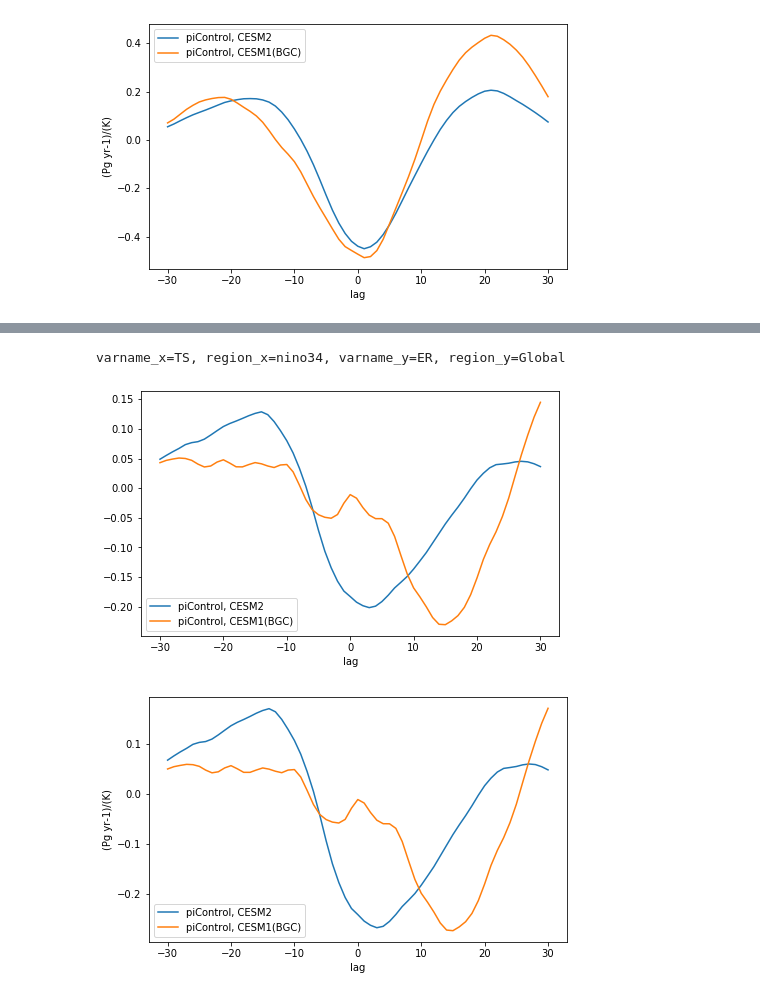
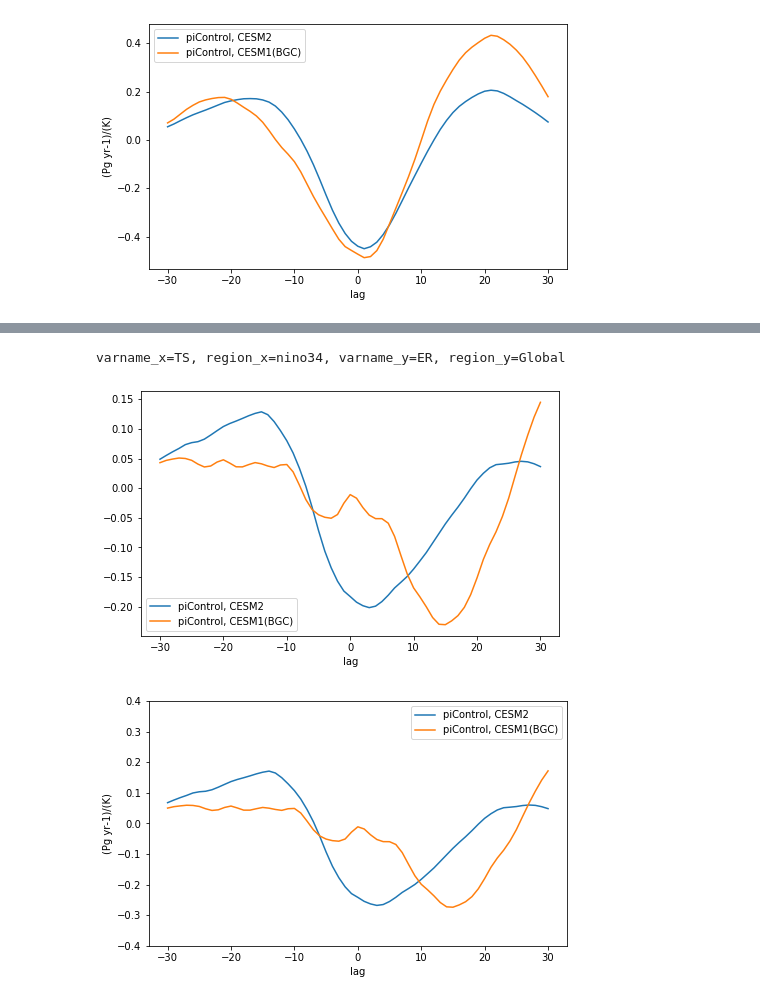
Before and after one commit to klindsay28/CESM2_coup_carb_cycle_JAMES, a Jupyter notebook: lag_corr_ENSO_LND.ipynb, the cells around one changed output, grey strips where cells are left out. Drawn from its saved outputs; the diff is of its cells as text; code cells hidden in the pictures.

```diff
--- a/lag_corr_ENSO_LND.ipynb
+++ b/lag_corr_ENSO_LND.ipynb
@@ -13,7 +14,7 @@ data_catalog.set_catalog('experiments')
 active catalog: experiments
 # %%
 varnames = {'atm': ['TS', 'SFCO2_LND'],
-            'lnd': ['GPP', 'NPP', 'AR', 'HR', 'ER'],
+            'lnd': ['GPP', 'NPP', 'AR', 'TOTVEGC', 'HR', 'TOTSOMC', 'ER'],
            }
 
 ds_dict = {}
@@ -37,7 +38,7 @@ legend_dict = {'piControl': 'piControl, CESM2',
                'esm-piControl-cmip5': 'esm-piControl, CESM1(BGC)',
               }
 # %%
-def corr_anal(varname_pair, expr_list, component_pair=('atm', 'atm'), region_x='Global', region_y_list=['Global']):
+def corr_anal(varname_pair, expr_list, component_pair=('atm', 'atm'), region_x='Global', region_y_list=['Global'], ylim=None):
     max_lag = 30
     varname_x, varname_y = varname_pair
     component_x, component_y = component_pair
@@ -93,6 +94,8 @@ def corr_anal(varname_pair, expr_list, component_pair=('atm', 'atm'), region_x='
                   [legend_dict[expr] for expr in expr_list], figsize=(7.5,4.5))
         plot_1var('slope', [plot_dict[expr] for expr in expr_list],
                   [legend_dict[expr] for expr in expr_list], figsize=(7.5,4.5))
+        if ylim is not None:
+            plt.ylim(ylim)
 # %%
 corr_anal(('TS', 'SFCO2_LND'), ['piControl', 'piControl-cmip5'], region_x='nino34')
 # %% [output]
@@ -132,6 +147,6 @@ varname_x=TS, region_x=nino34, varname_y=HR, region_y=Global
 # %%
-corr_anal(('TS', 'ER'), ['piControl', 'piControl-cmip5'], component_pair=('atm', 'lnd'), region_x='nino34')
+corr_anal(('TS', 'ER'), ['piControl', 'piControl-cmip5'], component_pair=('atm', 'lnd'), region_x='nino34', ylim=(-.4,.4))
 # %% [output]
 varname_x=TS, region_x=nino34, varname_y=ER, region_y=Global
 [figure]
-[figure, old version]
+[figure, new version]
```
Also changed, not shown: parts of 5 cells of this notebook, 14 other files.
